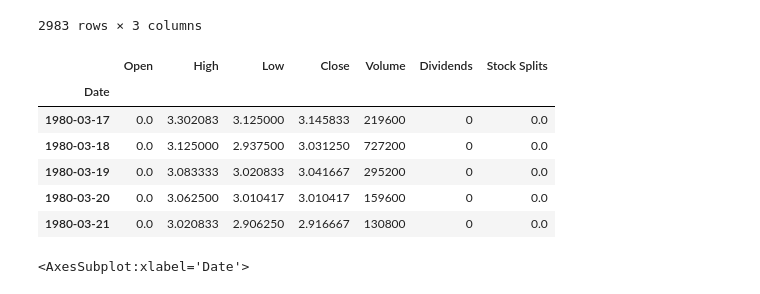
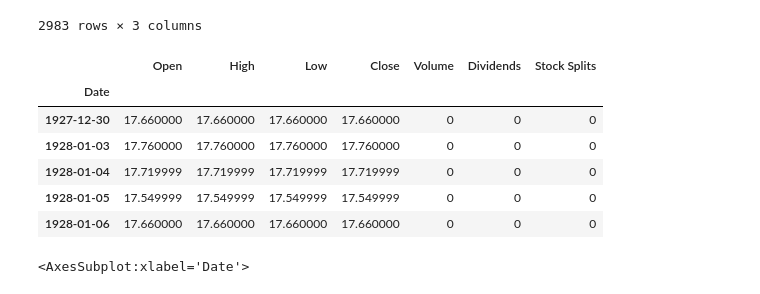
Before and after one commit to AffineLabs/contracts, a Jupyter notebook: notebook/data-pipe-research-tarik.ipynb, the cells around one changed output. Cells and saved outputs as stored; diff of their text form; code cells hidden in the pictures.

Commit message:
bond data

```diff
--- a/notebook/data-pipe-research-tarik.ipynb
+++ b/notebook/data-pipe-research-tarik.ipynb
@@ -57,16 +65,20 @@ CoinGeckoScraper(assets=["bitcoin"]).get_data()["bitcoin"]
+# %%
+bonds = ["^IRX", "^FVX", "^TNX", "^TNY"]
+# %%
+cs = CeFiScraper(assets=bonds)
 # %%
 cs.collect_data()
 # %%
-for a in ["AMD"]:
+for a in ["^GSPC"]:
     display(cs.data[a].head())
 # %% [output]
 |  | Open | High | Low | Close | Volume | Dividends | Stock Splits |
 | Date |  |  |  |  |  |  |  |
-| 1980-03-17 | 0.0 | 3.302083 | 3.125000 | 3.145833 | 219600 | 0 | 0.0 |
-| 1980-03-18 | 0.0 | 3.125000 | 2.937500 | 3.031250 | 727200 | 0 | 0.0 |
-| 1980-03-19 | 0.0 | 3.083333 | 3.020833 | 3.041667 | 295200 | 0 | 0.0 |
-| 1980-03-20 | 0.0 | 3.062500 | 3.010417 | 3.010417 | 159600 | 0 | 0.0 |
-| 1980-03-21 | 0.0 | 3.020833 | 2.906250 | 2.916667 | 130800 | 0 | 0.0 |
+| 1927-12-30 | 17.660000 | 17.660000 | 17.660000 | 17.660000 | 0 | 0 | 0 |
+| 1928-01-03 | 17.760000 | 17.760000 | 17.760000 | 17.760000 | 0 | 0 | 0 |
+| 1928-01-04 | 17.719999 | 17.719999 | 17.719999 | 17.719999 | 0 | 0 | 0 |
+| 1928-01-05 | 17.549999 | 17.549999 | 17.549999 | 17.549999 | 0 | 0 | 0 |
+| 1928-01-06 | 17.660000 | 17.660000 | 17.660000 | 17.660000 | 0 | 0 | 0 |
 # %%
 cs.data["SPY"].Open.rolling(30).mean().plot()
 cs.data["FB"].Open.rolling(30).mean().plot()
```
Also changed, not shown: parts of 1 cell of this notebook, 4 other files.
